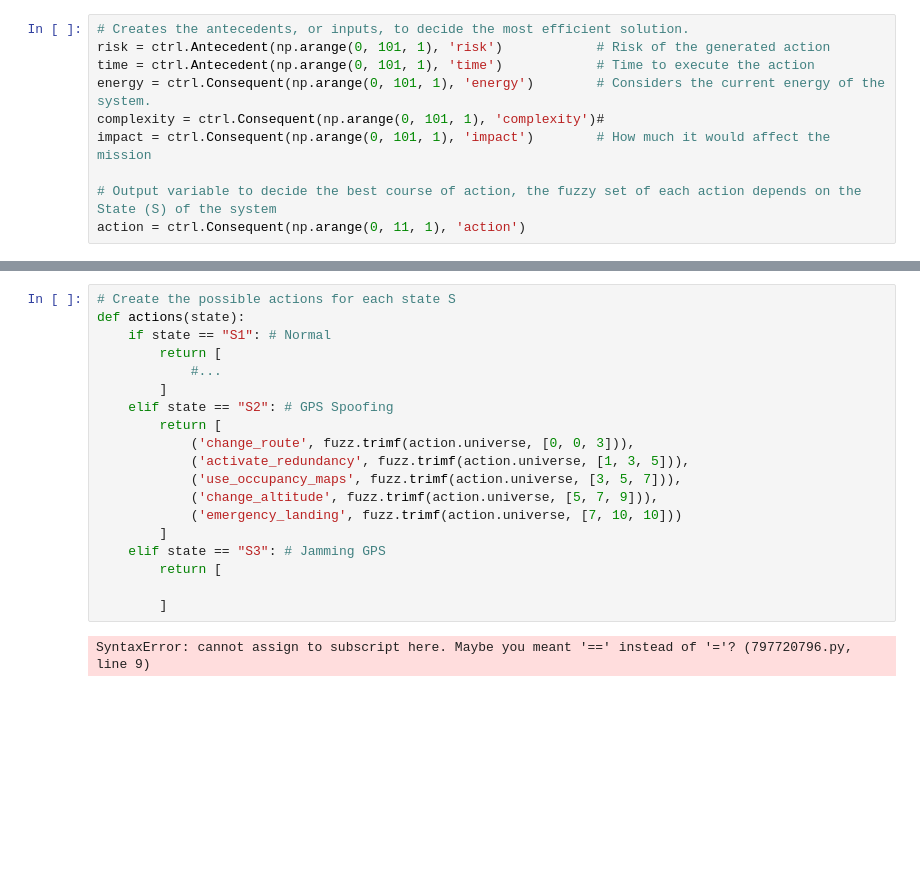
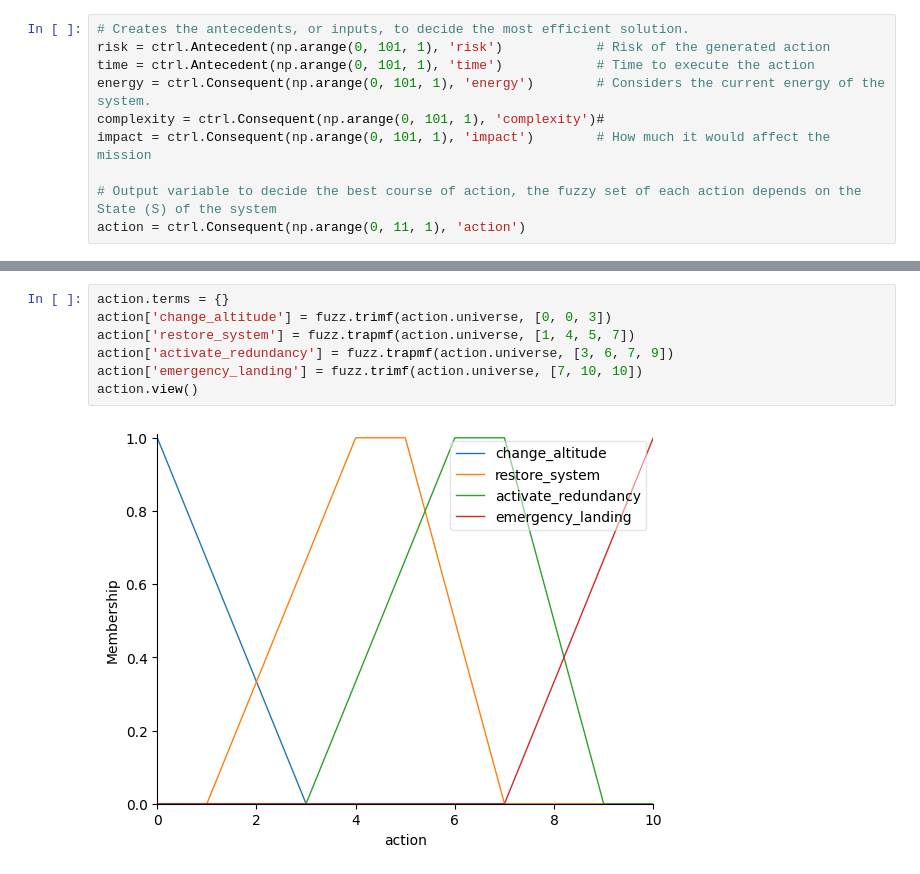
Before and after one commit to CaIIiope/Fuzzy, a Jupyter notebook: fuzzy.ipynb, the cells around one changed output, grey strips where cells are left out. Drawn from its saved outputs; the diff is of its cells as text; blank space fills up the shorter version.

```diff
--- a/fuzzy.ipynb
+++ b/fuzzy.ipynb
@@ -22,21 +69,9 @@ impact.automf(3)
 # %%
-# Create the possible actions for each state S
-def actions(state):
-    if state == "S1": # Normal
-        return [
-            #...
-        ]
-    elif state == "S2": # GPS Spoofing
-        return [
-            ('change_route', fuzz.trimf(action.universe, [0, 0, 3])),
-            ('activate_redundancy', fuzz.trimf(action.universe, [1, 3, 5])),
-            ('use_occupancy_maps', fuzz.trimf(action.universe, [3, 5, 7])),
-            ('change_altitude', fuzz.trimf(action.universe, [5, 7, 9])),
-            ('emergency_landing', fuzz.trimf(action.universe, [7, 10, 10]))
-        ]
-    elif state == "S3": # Jamming GPS
-        return [
-
-        ]
+action.terms = {}
+action['change_altitude'] = fuzz.trimf(action.universe, [0, 0, 3])
+action['restore_system'] = fuzz.trapmf(action.universe, [1, 4, 5, 7])
+action['activate_redundancy'] = fuzz.trapmf(action.universe, [3, 6, 7, 9])
+action['emergency_landing'] = fuzz.trimf(action.universe, [7, 10, 10])
+action.view()
 # %% [output]
-SyntaxError: cannot assign to subscript here. Maybe you meant '==' instead of '='? (797720796.py, line 9)
+[figure, added]
```
Also changed, not shown: parts of 3 cells of this notebook.
